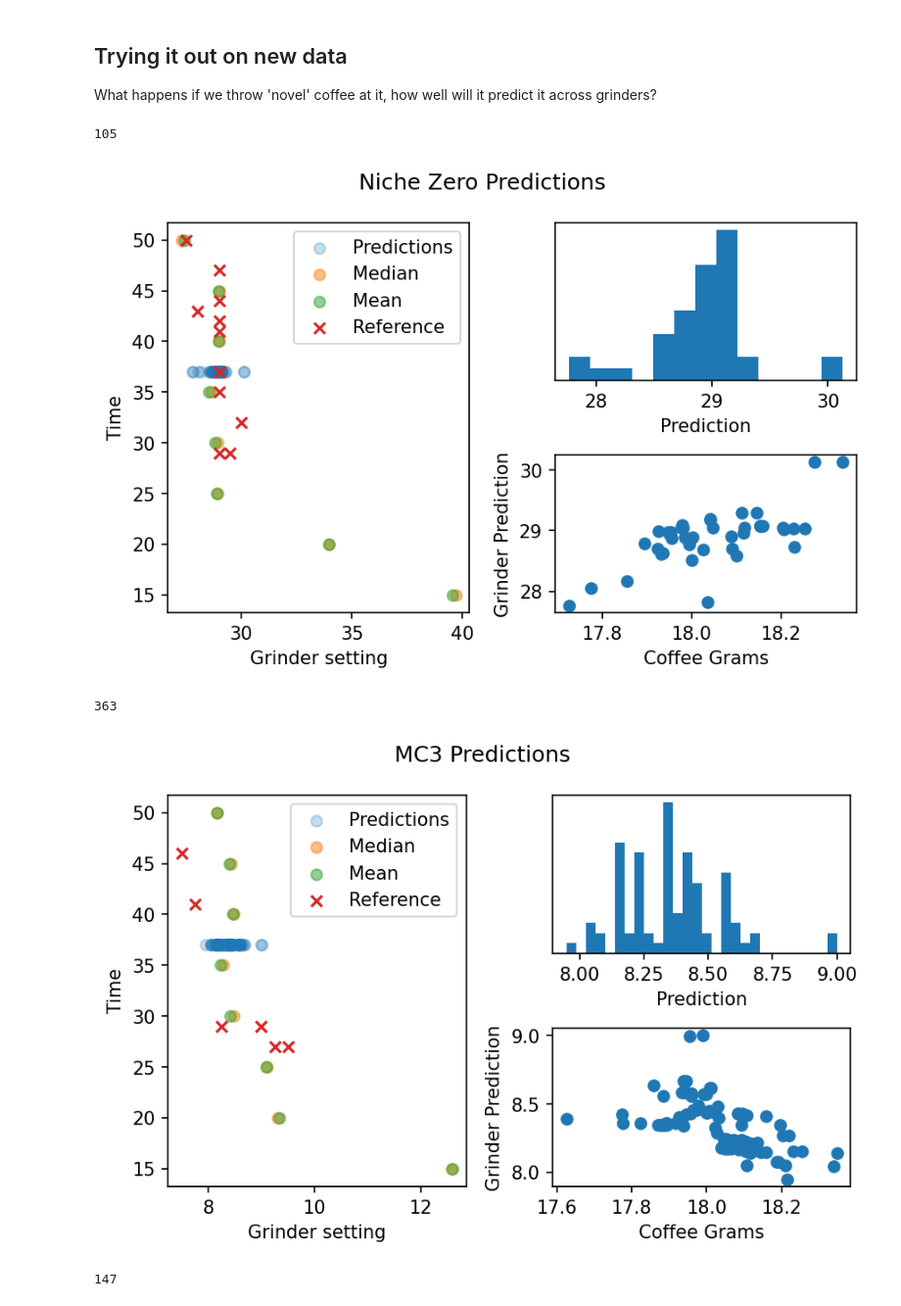
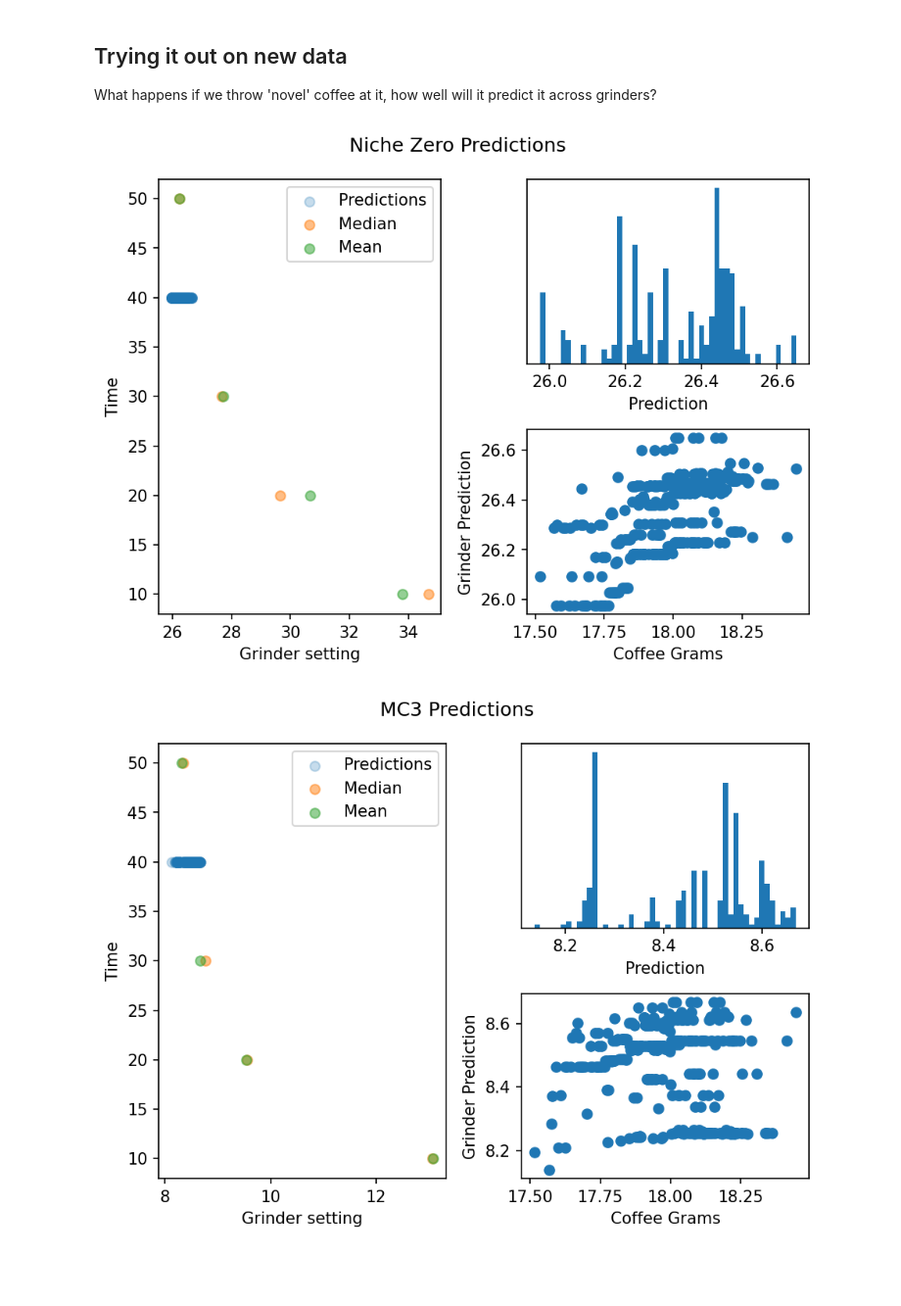
Before and after one commit to badisa/optpresso, a Jupyter notebook: notebooks/alternative_models.ipynb, the cells around one changed output. Shown at 98% size. Drawn from its saved outputs; the diff is of its cells as text; code cells hidden in the pictures; blank space fills up the shorter version.

Commit message:
Updates Alternative models
* Use days
* Use the new df module
* Removes K Folds (meaningless at this stage, use time split instead)

```diff
--- a/notebooks/alternative_models.ipynb
+++ b/notebooks/alternative_models.ipynb
@@ -79,10 +39,5 @@ def find_columns_to_drop(df, skipped_columns=None):
 # %%
-with NamedTemporaryFile(suffix=".csv") as temp:
-    with open(temp.name, "wb") as ofs:
-        resp = requests.get(DATA_DOWNLOAD_URL, stream=True)
-        for chunk in resp.iter_content():
-            ofs.write(chunk)
-    df = pd.read_csv(temp.name)
+df = dataframe_from_csv(DATA_DOWNLOAD_URL)
 for char in [' ', '(', ')', "%", "/", "\\", '"']:
     df.columns = df.columns.str.strip().str.lower().str.replace(char, '')
 invalid_indices = df[df["time"].isna()].index
@@ -90,12 +45,12 @@ df.drop(invalid_indices, inplace=True)
 df = df[pd.to_numeric(df["grindersetting"], errors="coerce").notnull()]
 df["roastdate"] = pd.to_datetime(df.roastdate, infer_datetime_format=True, utc=True).map(convert_datetime_to_epoch_time)
 df["date"] = pd.to_datetime(df.date, infer_datetime_format=True, utc=True).map(convert_datetime_to_epoch_time)
-df["timesinceroast"] = df["date"] - df["roastdate"]
+df["timesinceroast"] = convert_epoch_to_days(df["date"] - df["roastdate"])
 df["grindersetting"] = df["grindersetting"].astype(np.float64)
 df[["roaster", "coffee"]] = df["coffee"].str.lower().str.split('-', 1, expand=True)
 df["coffee"] = df["coffee"].astype(str).replace("None", "").str.strip()
 df["machineprofile"] = df["machineprofile"].fillna("").replace("", "default").str.lower()
-df["roaster"] = df["roaster"].str.strip()
+df["roaster"] = df["roaster"].astype(str).replace("None", "").str.strip()
 df["brewratio"] = df["output"] / df["coffeegrams"]
 
 encoded_cols = ("grinder", "coffee", "roaster", "machine", "machineprofile")
@@ -148,7 +103,7 @@ Dropping arbitraryrating1-10
 
 Initially values were just the grams weighed before grinding. After getting a more precise scale, data has been collected after grinding/prep, want to see if using that data can enhance the training.
 # %%
-def resample_field(frame, field: str, groupby, samples: int = 10, seed: int = 814):
+def resample_field(frame, field: str, groupby: List[str], samples: int = 10, seed: int = 814):
     to_sample = []
     state = np.random.RandomState(seed)
     # Duplicate a bunch of samples
@@ -164,10 +119,7 @@ def resample_field(frame, field: str, groupby, samples: int = 10, seed: int = 81
         to_sample.append(to_return)
     return pd.concat(to_sample)
 # %%
-
-
-def construct_regressor(estimators=1700):
-    # Optimized using skopt
+def construct_regressor(estimators:int = 125):
     return  HistGradientBoostingRegressor(
         loss="poisson",
         max_iter=estimators,
@@ -285,12 +208,13 @@ What happens if we throw 'novel' coffee at it, how well will it predict it acros
 # %%
 dropped = ("roastdate", "date", "brewratio")
 enhance_sample = True
+estimators = 125
 
 data = {
-    "coffee": "Cog - Guatemala Huehuetenago 62",
+    "coffee": "Cog - Guatemala Huehuetenago 67",
     "coffeegrams": 18.0,
-    "roastdate": "08/8/22",
-    "time": 37,
+    "roastdate": "09/3/22",
+    "time": 40,
     "brewratio": 2.0,
     "machine": "Decent DE1PRO",
     "machineprofile": "default",
@@ -298,10 +222,9 @@ data = {
 }
 training = df
 if enhance_sample:
-    sampled_coffee = resample_field(training, "coffeegrams", ["machine", "grinder", "coffee"])
+    sampled_coffee = resample_field(training, "coffeegrams", ["grinder", "coffee"])
     sampled_output = resample_field(training, "output", ["machine", "machineprofile", "grinder", "coffee"])
     training = pd.concat([training, sampled_coffee, sampled_output])
-
 
 
 data["date"] = date.today().strftime("%m/%d/%Y")
@@ -319,10 +242,22 @@ if test_df["coffee"].values[0] not in df.coffee.values:
     print("-----")
 test_df.roastdate = pd.to_datetime(test_df.roastdate, infer_datetime_format=True, utc=True).map(convert_datetime_to_epoch_time)
 test_df.date = pd.to_datetime(test_df.date, infer_datetime_format=True, utc=True).map(convert_datetime_to_epoch_time)
-test_df["timesinceroast"] = test_df.date - test_df.roastdate
+test_df["timesinceroast"] = convert_epoch_to_days(test_df.date - test_df.roastdate)
 
-x, y = prepare_df_for_gp(training, drop_cols=dropped, encoders=encs)
-regr = construct_regressor(1700)
+profile_df = df[
+    (df.machine == test_df.machine.values[0]) &
+    (df.machineprofile == test_df.machineprofile.values[0])
+]
+weight_values = df.coffeegrams.unique()
+
+max_profile_time = min(120, profile_df.time.max())
+step_size = 10
+min_profile_time = max(step_size, profile_df.time.min() - (profile_df.time.min() % step_size))
+sample_times = list(range(int(min_profile_time), int(max_profile_time) + step_size, step_size))
+prediction_time = data["time"]
+
+x, y = prepare_df_for_modeling(training, "grindersetting", drop_cols=dropped, encoders=encs)
+regr = construct_regressor(estimators)
 regr.fit(x, y)
 for grinder in df.grinder.unique():
     if data["grinder"] is not None and data["grinder"].lower() != grinder.lower():
@@ -345,34 +280,22 @@ for grinder in df.grinder.unique():
     times = []
     med = []
     mean = []
-    profile_df = grinder_df[
-        (grinder_df.machine == test_df.machine.values[0]) &
-        (grinder_df.machineprofile == test_df.machineprofile.values[0])
-    ]
-    weight_values = grinder_df.coffeegrams.unique()
-    print(len(weight_values))
-
-    max_profile_time = min(60, profile_df.time.max())
-    step_size = 5
-    min_profile_time = max(step_size, profile_df.time.min() - profile_df.time.min() % step_size)
-    sample_times = list(range(int(min_profile_time), int(max_profile_time) + step_size, step_size))
-    prediction_time = data["time"]
     if prediction_time not in sample_times:
         sample_times.append(prediction_time)
     for time in sample_times:
         test_grinder_df["time"] = [time]
-        x_set = [prepare_df_for_gp(test_grinder_df, drop_cols=dropped, encoders=encs)[0][0]]
+        x_set = [prepare_df_for_modeling(test_grinder_df, "grindersetting", drop_cols=dropped, encoders=encs)[0][0]]
         # Look at the all the different coffeegrams values within a threshold
         for val in weight_values:
-            if np.abs(data["coffeegrams"] - val) >= 0.5:
+            if np.abs(data["coffeegrams"] - val) > 0.5:
                 continue
-            median_output = profile_df[profile_df.coffeegrams == val].output.median()
+            median_output = df[df.coffeegrams == val].output.median()
             if np.isnan(median_output) or np.abs(median_output - data["output"]) > 2.5:
                 continue
             test_grinder_df["coffeegrams"] = [val]
             test_grinder_df["output"] = [median_output]
             test_grinder_df["brewratio"] = test_grinder_df.output / test_grinder_df.coffeegrams
-            x_test, _ = prepare_df_for_gp(test_grinder_df, drop_cols=dropped, encoders=encs)
+            x_test, _ = prepare_df_for_modeling(test_grinder_df, "grindersetting", drop_cols=dropped, encoders=encs)
             x_set.append(x_test[0])
             grams_idx = np.argwhere(x_set[-1] == val).reshape(-1)
         x_set = np.array(x_set)
@@ -380,40 +303,37 @@ for grinder in df.grinder.unique():
 
         if time == prediction_time:
             grams_x = x_set[:, grams_idx].reshape(-1)
-            plot1.hist(yfit, bins=min(100, len(yfit) // 3), label="Predictions", density=True)
+            plot1.hist(yfit, bins=50, label="Predictions", density=True)
             plot2.scatter(grams_x, yfit, label="Predictions")
             if len(yfit):
                 plot3.scatter(yfit, [time] * len(yfit), label="Predictions", marker="o", alpha=0.25)
         else:
             mean_pred = np.mean(yfit)
             med_pred = np.median(yfit)
             mean.append(mean_pred)
             med.append(med_pred)
             times.append(time)
 
 
     plot3.scatter(med, times, label="Median", alpha=0.5)
     plot3.scatter(mean, times, label="Mean", alpha=0.5)
 
     reference_vals = grinder_df[
         (grinder_df.coffee == test_df.coffee.values[0]) &
         (grinder_df.roaster == test_df.roaster.values[0]) &
         (grinder_df.roastdate == test_df.roastdate.values[0]) &
         (grinder_df.machine == test_df.machine.values[0]) &
         (grinder_df.grinder == grinder) &
         (grinder_df.machineprofile == test_df.machineprofile.values[0])
     ]
     if len(reference_vals):
         plot3.scatter(reference_vals.grindersetting, reference_vals.time, label="Reference", marker="x")
 
     plot3.set_ylabel("Time")
     plot3.set_xlabel("Grinder setting")
     plot3.legend()
     fig.tight_layout()
     plt.show()
 # %% [output]
-105
-[figure, old version]
+[figure, new version]
-363
-[figure, old version]
+[figure, new version]
-147
```
Also changed, not shown: parts of 7 cells of this notebook.
